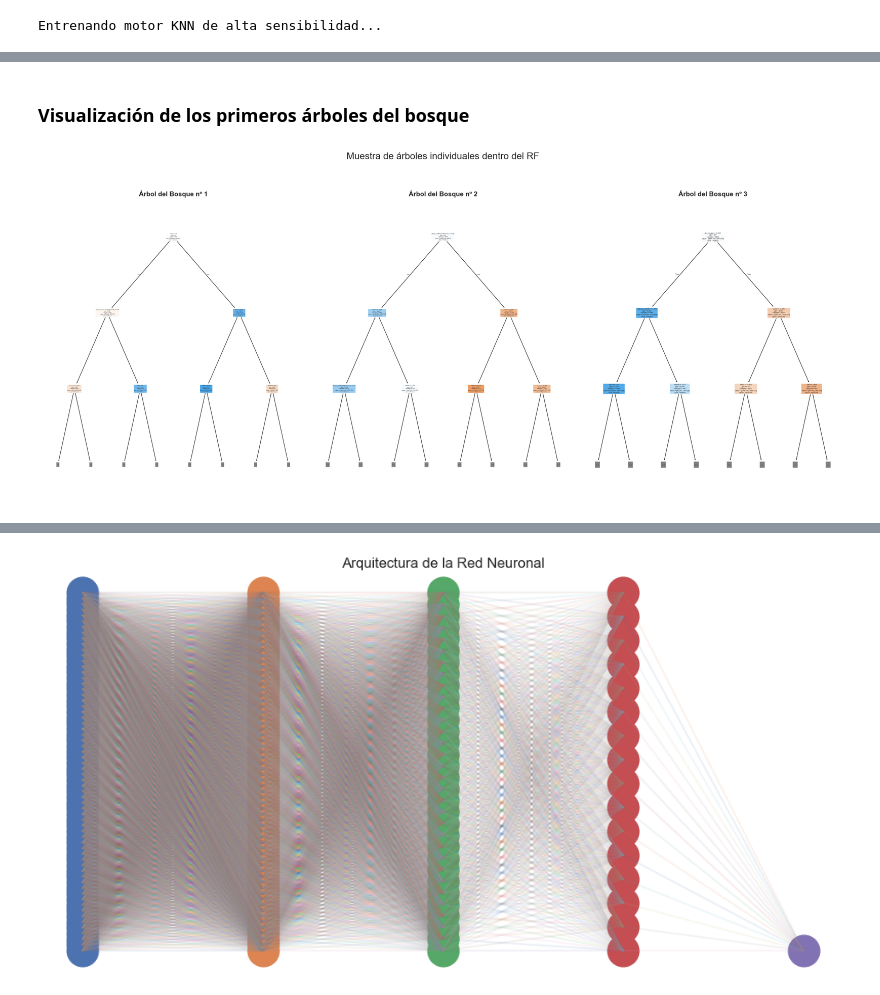
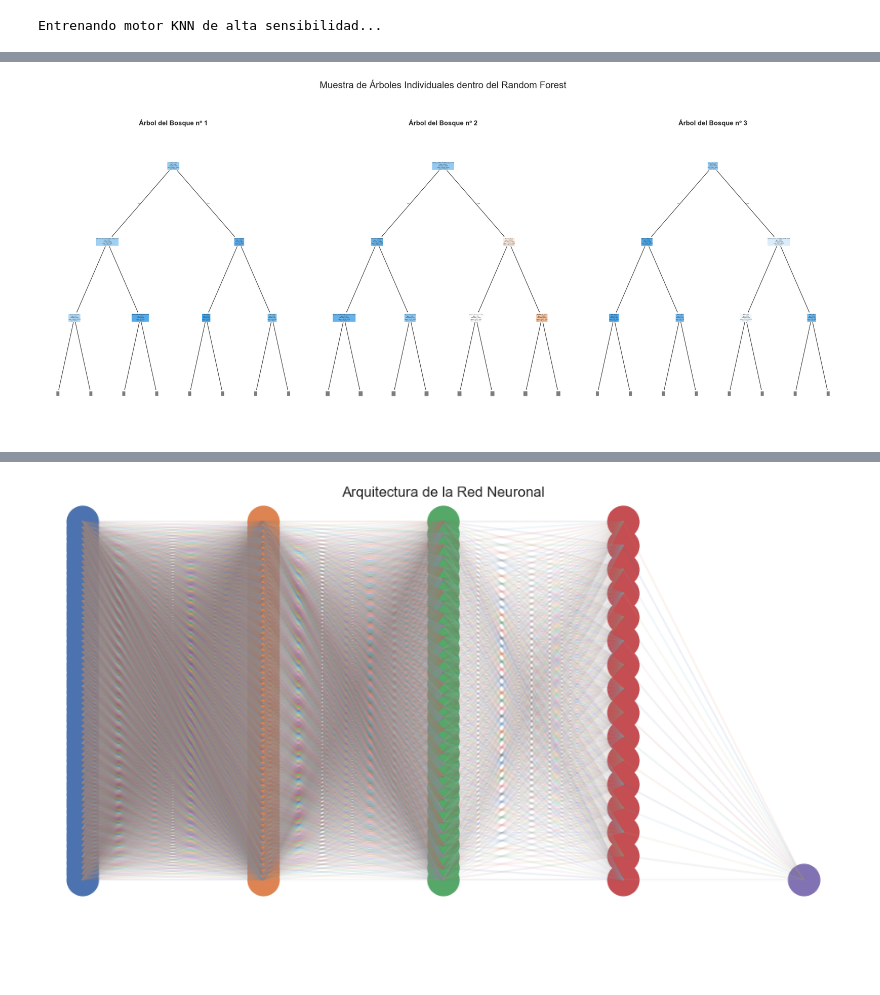
Before and after one commit to nrapun/proyecto_AA, a Jupyter notebook: notebook_proyectoAA.ipynb, the cells around one changed output, grey strips where cells are left out. Drawn from its saved outputs; the diff is of its cells as text; code cells hidden in the pictures; blank space fills up the shorter version.

```diff
--- a/notebook_proyectoAA.ipynb
+++ b/notebook_proyectoAA.ipynb
@@ -1194,10 +1297,15 @@ El modelo KNN, tras el ajuste de umbrales, presenta un recall bastante alto para
 
 La siguiente sección entrena y evalúa un clasificador Random Forest.
 # %%
-# configuración del Bosque para 'death'
-# por defecto usa muestreo de atributos y bagging
+# 4. Configuración del Bosque para 'death'
+# Por defecto usa muestreo de atributos y bagging
 rf_model = RandomForestClassifier(
-    n_estimators=130,
-    random_state=42,
-    class_weight='balanced'
+    n_estimators=200,
+    random_state=42
 )
+# 5. Entrenar y Evaluar
+rf_model.fit(X_train, y_train)
+y_pred_death = rf_model.predict(X_test)
+
+print("\nInforme de Clasificación:")
+print(classification_report(y_test, y_pred_death))
@@ -1252,25 +1344,0 @@ plt.show()
-# %%
-#precisión acumulada de los 130 árboles
-preds_acumuladas = np.zeros((len(y_test), len(rf_model.estimators_)))
-
-for i, est in enumerate(rf_model.estimators_):
-    # predicción de cada árbol individual
-    preds_acumuladas[:, i] = est.predict(X_test)
-
-# Calculamos la precisión promediando los votos
-accuracy_evolucion = []
-for n in range(1, len(rf_model.estimators_) + 1):
-    votos_n = preds_acumuladas[:, :n].mean(axis=1)
-    preds_n = (votos_n > 0.5).astype(int)
-    accuracy_evolucion.append(accuracy_score(y_test, preds_n))
-
-plt.figure(figsize=(10, 6))
-plt.plot(range(1, 131), accuracy_evolucion, color='tab:blue', linewidth=2)
-plt.axhline(y=accuracy_evolucion[-1], color='tab:red', linestyle='--', label=f'Precisión Final: {accuracy_evolucion[-1]:.2f}')
-
-plt.title('Evolución de la precisión vs. Número de árboles', fontsize=14, fontweight='bold')
-plt.xlabel('Número de Árboles en el Bosque', fontsize=12)
-plt.ylabel('Precisión (Accuracy) en el Set de Prueba', fontsize=12)
-plt.grid(True, linestyle='--', alpha=0.7)
-plt.legend(loc='lower right')
-plt.show()
@@ -1279,22 +1345,20 @@ plt.show()
-# %% [markdown]
-### **Visualización de los primeros árboles del bosque**
 # %%
-# Como el modelo tiene 130 árboles, visualizaremos los 3 primeros, para observar la diversidad generada por el bagging y el muestreo de atributos.\n",
+# Como el modelo tiene 200 árboles, visualizaremos los 3 primeros, para observar la diversidad generada por el bagging y el muestreo de atributos.\n",
 fig, axes = plt.subplots(nrows=1, ncols=3, figsize=(24, 10))
 
 for i in range(3):
     plot_tree(rf_model.estimators_[i],
               feature_names=X.columns,
               class_names=['Sobrevive', 'Fallece'],
               filled=True,
               rounded=True,
               max_depth=2, # Limitamos la profundidad visual para que sea legible
               ax=axes[i])
     axes[i].set_title(f'Árbol del Bosque nº {i+1}', fontsize=14, fontweight='bold')
 
-plt.suptitle('Muestra de árboles individuales dentro del RF', fontsize=20, y=1.05)
+plt.suptitle('Muestra de Árboles Individuales dentro del Random Forest', fontsize=20, y=1.05)
 plt.tight_layout()
 plt.show()
 # %% [output]
-[figure, old version]
+[figure, new version]
 # %% [markdown]
```
Also changed, not shown: parts of 151 cells of this notebook.
